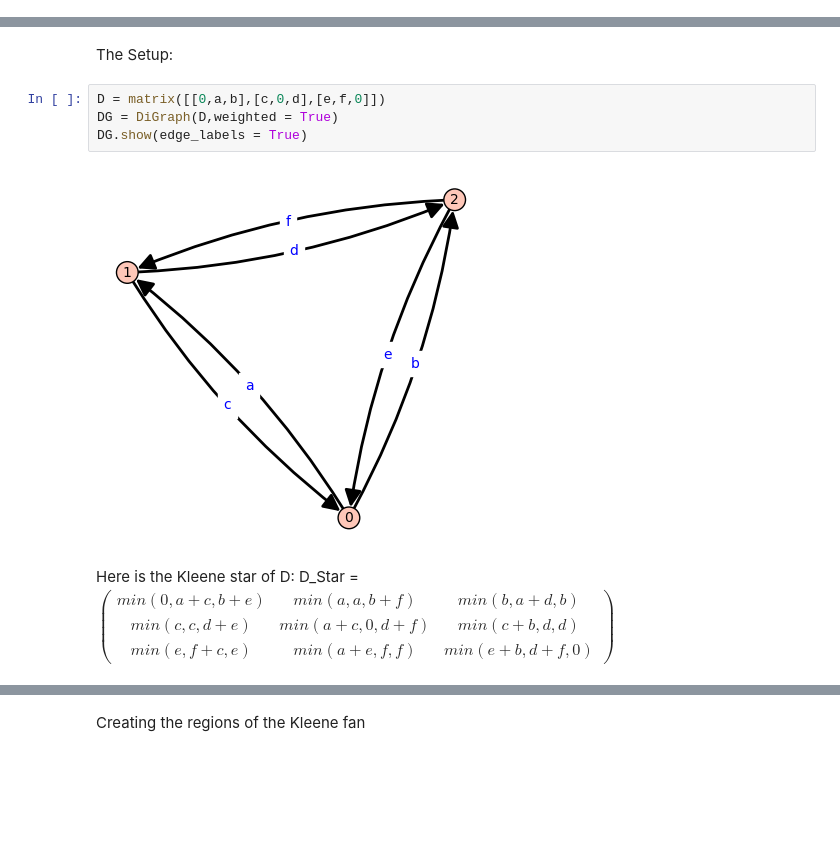
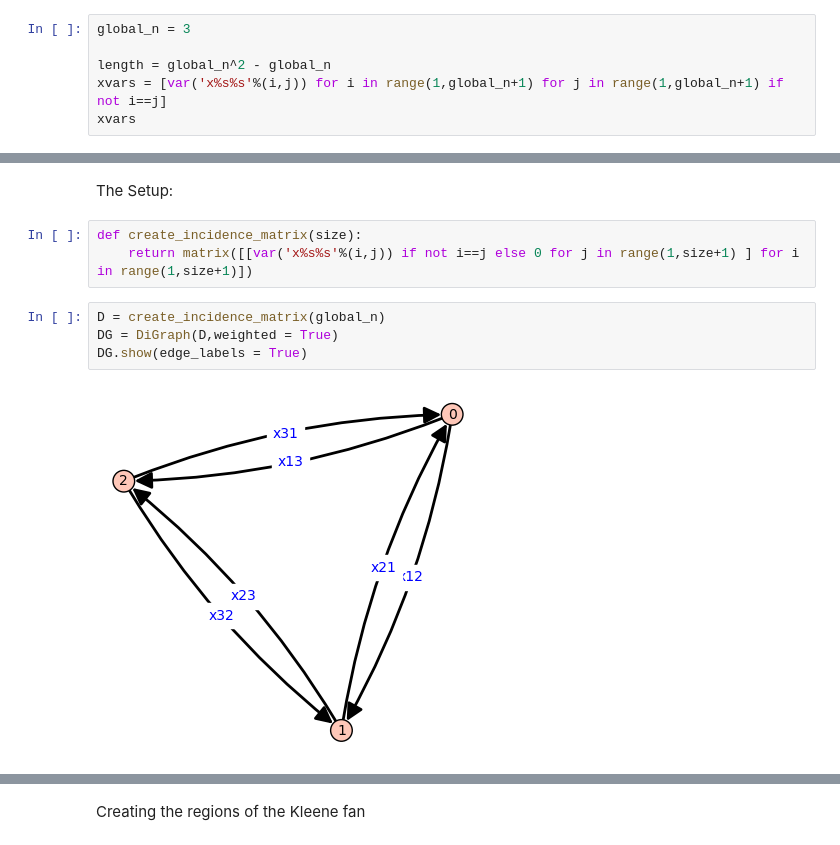
Before and after one commit to mariebrandenburg/polynomials-of-polytropes, a Jupyter notebook: polytrons_ehrhart.ipynb, the cells around one changed output, grey strips where cells are left out. Saved outputs shown, nothing was run; the diff lists cells and outputs as text; blank space fills up the shorter version.

```diff
--- a/polytrons_ehrhart.ipynb
+++ b/polytrons_ehrhart.ipynb
@@ -0,0 +5,6 @@
+# %%
+global_n = 3
+
+length = global_n^2 - global_n
+xvars = [var('x%s%s'%(i,j)) for i in range(1,global_n+1) for j in range(1,global_n+1) if not i==j]
+xvars
@@ -286,17 +269,12 @@ True
 Making the Polyhedral Subdivision of $\mathbb R^d$  for 6 variables
 # %% [markdown]
 The Setup:
+# %%
+def create_incidence_matrix(size):
+    return matrix([[var('x%s%s'%(i,j)) if not i==j else 0 for j in range(1,size+1) ] for i in range(1,size+1)])
 # %%
-D = matrix([[0,a,b],[c,0,d],[e,f,0]])
+D = create_incidence_matrix(global_n)
 DG = DiGraph(D,weighted = True)
 DG.show(edge_labels = True)
 # %% [output]
-[figure, old version]
+[figure, new version]
-# %% [markdown]
-Here is the Kleene star of D:
-D_Star = $
-\begin{pmatrix}
-min(0,a+c,b+e) & min(a,a,b+f)   & min(b,a+d,b) \\
-min(c,c,d+e)   & min(a+c,0,d+f) & min(c+b,d,d) \\
-min(e,f+c,e)   & min(a+e,f,f)   & min(e+b,d+f,0)
-\end{pmatrix}$
```
Also changed, not shown: parts of 60 cells of this notebook.
